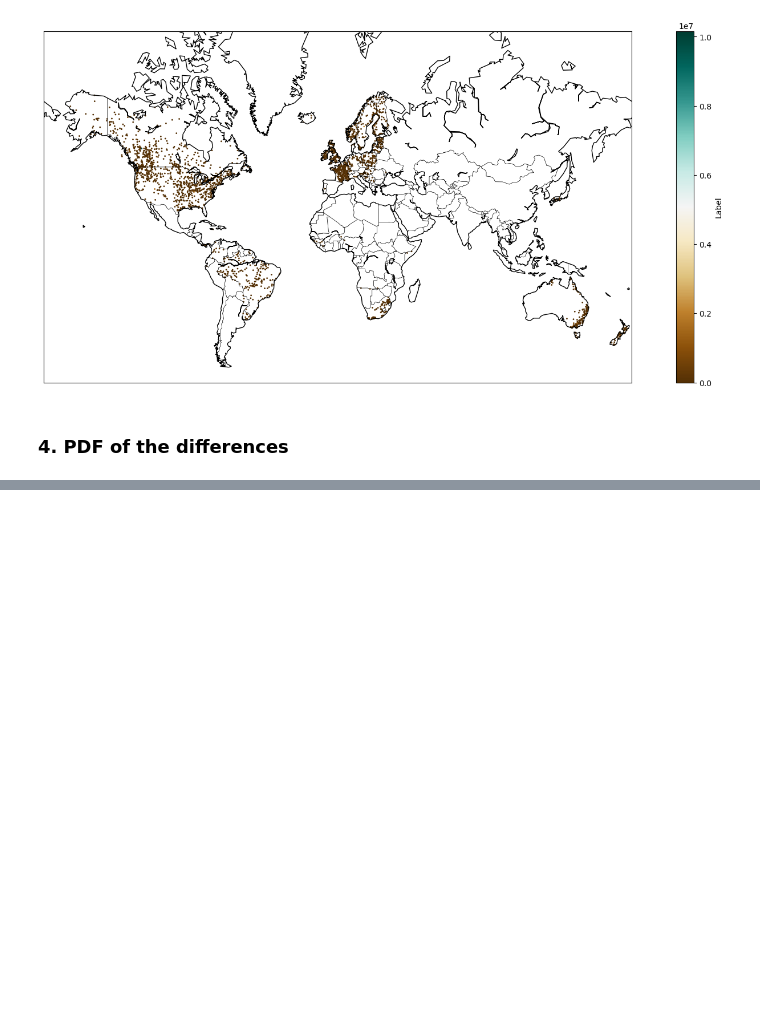
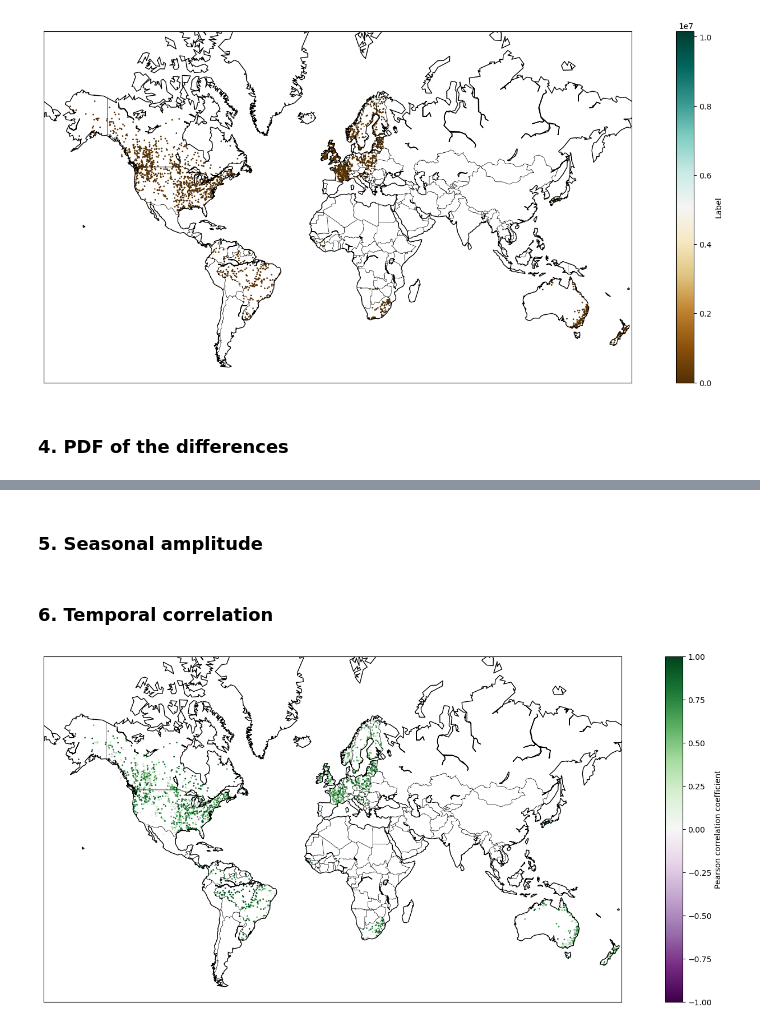
Before and after one commit to evecastonguay/Stage2026, a Jupyter notebook: discharge_dset.ipynb, the cells around one changed output, grey strips where cells are left out. Saved outputs shown, nothing was run; the diff lists cells and outputs as text; code cells hidden in the pictures; blank space fills up the shorter version.

Commit message:
added temporal correlation

```diff
--- a/discharge_dset.ipynb
+++ b/discharge_dset.ipynb
@@ -698,0 +682,35 @@ plt.show()
+# %% [markdown]
+### 5. Seasonal amplitude
+# %% [markdown]
+### 6. Temporal correlation
+# %%
+## If grdc discharge at a certain reach increases, does swot data do too?
+## Computing Pearson corr. coeff. (linear correlation coefficient) for every station.
+## https://docs.scipy.org/doc/scipy/reference/generated/scipy.stats.pearsonr.html
+
+# Measuring temp. corr. only when grdc & swot both have data at a certain time
+r_matrix = xr.corr(q_ol_s, q_ol_g, dim='time') # [tested]
+
+# Determine the 'view' of the world map
+plt.figure(figsize=(20, 8))
+min_lat = -60
+max_lat = 80
+min_lon = -180
+max_lon = 180
+map = Basemap(
+   projection='merc', llcrnrlat=min_lat, urcrnrlat=max_lat,
+   llcrnrlon=min_lon, urcrnrlon=max_lon, resolution='c')
+
+# Draw the continental elements
+map.drawcoastlines()
+map.drawcountries()
+#map.drawparallels(np.linspace(min_lon,max_lon,num=10))
+#map.drawmeridians(np.linspace(min_lat,max_lat,num=10))
+
+# Plot
+x, y = map(x_ol_s, y_ol_s)  # Projecting latitudes and longitudes to map coordinates
+mymap = map.scatter(x, y, c=r_matrix, cmap='PRGn', marker='o', alpha=1, s=1, vmin=-1,vmax=1) # s is markersize, [vmin=0,vmax=5000]
+plt.colorbar(mymap, label='Pearson correlation coefficient')
+plt.show()
+# %% [output]
+[figure, added]
```
Also changed, not shown: parts of 6 cells of this notebook.
